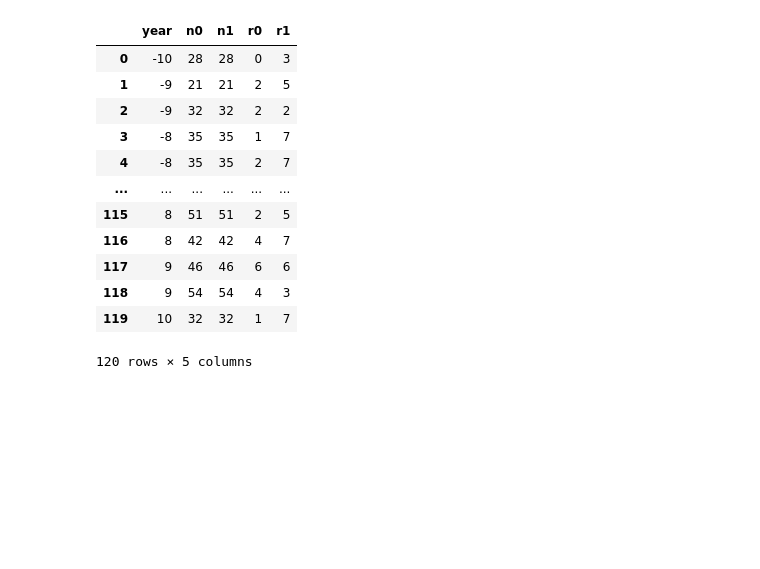
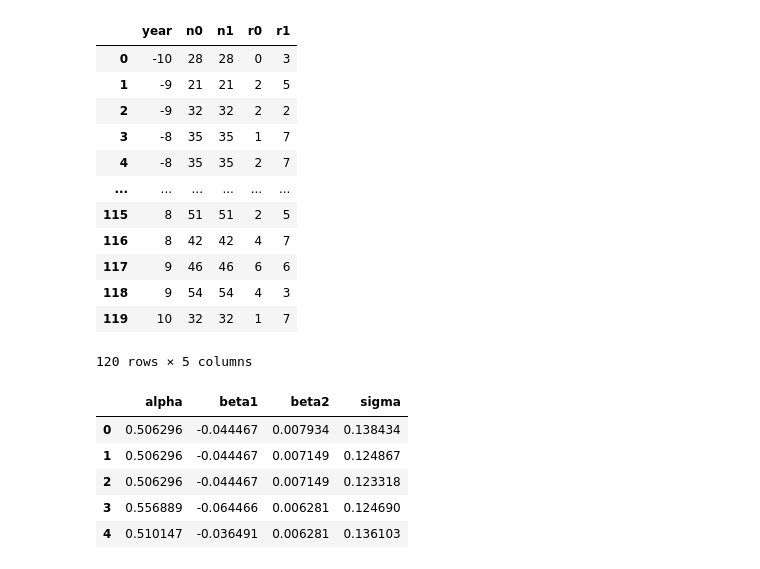
Before and after one commit to akoutit/BayesProjet1, a Jupyter notebook: Oxford.ipynb, the cells around one changed output. Saved outputs shown, nothing was run; the diff lists cells and outputs as text; code cells hidden in the pictures; blank space fills up the shorter version.

```diff
--- a/Oxford.ipynb
+++ b/Oxford.ipynb
@@ -71,0 +76,19 @@ df
+# %%
+#computes the log of the likelihood function
+def log_likelihood(mu, alpha, beta1, beta2, b, r1, n1, year):
+
+    p1 = compute_probability(mu, alpha, beta1, beta2, b, year)
+    return np.sum(r1 * np.log(p1)) + np.sum((n1 - r1) * np.log(1 - p1))
+# %%
+#initialization function
+def init_chain(N, chain_type=1):
+
+    if chain_type == 1:
+        alpha, beta1, beta2, sigma2 = 0, 0, 0, 1
+    else:
+        alpha, beta1, beta2, sigma2 = 1, 1, 1, 10
+
+    mu = np.zeros(N)
+    b = np.zeros(N)
+
+    return alpha, beta1, beta2, sigma2, mu, b
@@ -71,0 +234,9 @@ df
+# %%
+results.head()
+# %% [output]
+|  | alpha | beta1 | beta2 | sigma |
+| 0 | 0.506296 | -0.044467 | 0.007934 | 0.138434 |
+| 1 | 0.506296 | -0.044467 | 0.007149 | 0.124867 |
+| 2 | 0.506296 | -0.044467 | 0.007149 | 0.123318 |
+| 3 | 0.556889 | -0.064466 | 0.006281 | 0.124690 |
+| 4 | 0.510147 | -0.036491 | 0.006281 | 0.136103 |
```
Also changed, not shown: parts of 12 cells of this notebook.
